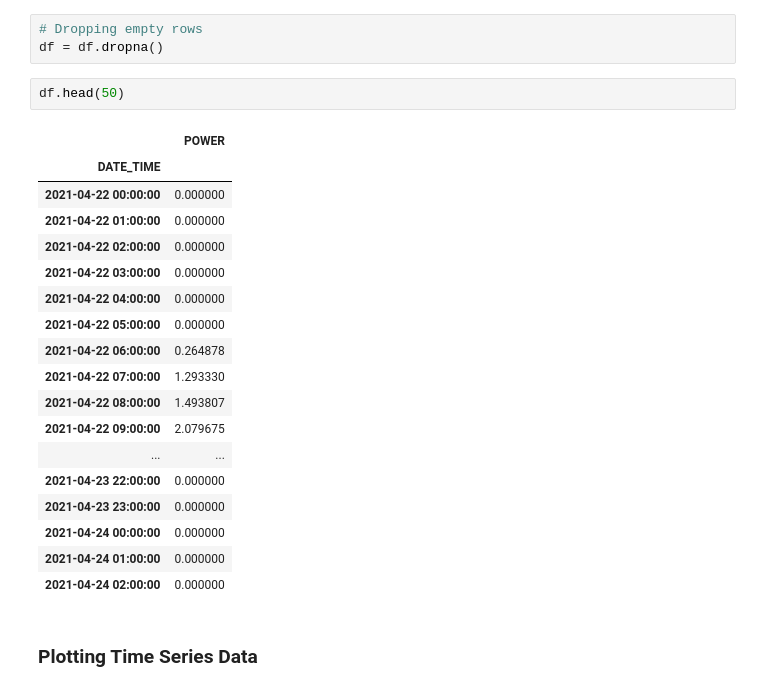
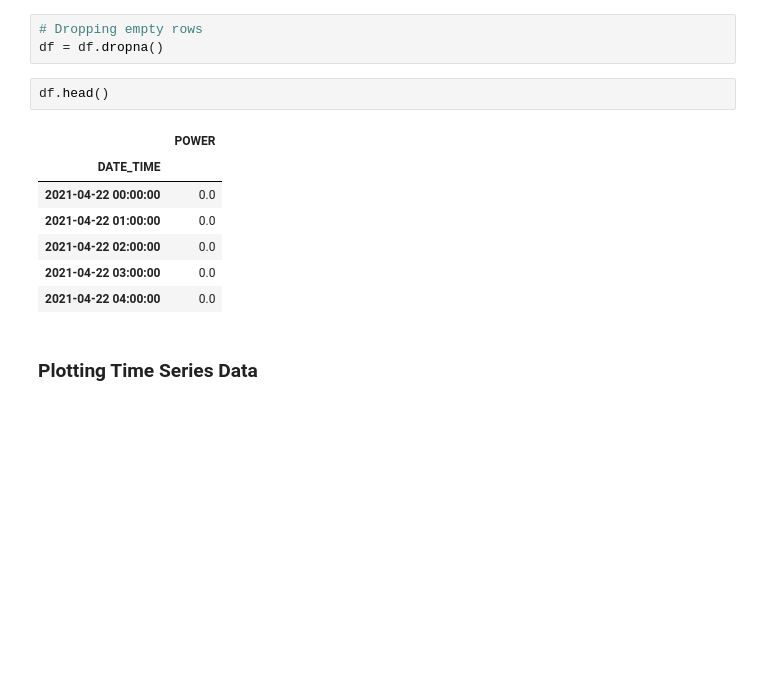
Before and after one commit to Mukunds0507333/Time-Series_PV-System-Output, a Jupyter notebook: Forecasting_PV_Power_Generation.ipynb, the cells around one changed output. Drawn from its saved outputs; the diff is of its cells as text; blank space fills up the shorter version.

```diff
--- a/Forecasting_PV_Power_Generation.ipynb
+++ b/Forecasting_PV_Power_Generation.ipynb
@@ -70,26 +70,15 @@ df['POWER'] = df['POWER'].resample('H').mean()
 # Dropping empty rows
 df = df.dropna()
 # %%
-df.head(50)
+df.head()
 # %% [output]
 |  | POWER |
 | DATE_TIME |  |
-| 2021-04-22 00:00:00 | 0.000000 |
-| 2021-04-22 01:00:00 | 0.000000 |
-| 2021-04-22 02:00:00 | 0.000000 |
-| 2021-04-22 03:00:00 | 0.000000 |
-| 2021-04-22 04:00:00 | 0.000000 |
-| 2021-04-22 05:00:00 | 0.000000 |
-| 2021-04-22 06:00:00 | 0.264878 |
-| 2021-04-22 07:00:00 | 1.293330 |
-| 2021-04-22 08:00:00 | 1.493807 |
-| 2021-04-22 09:00:00 | 2.079675 |
-| ... | ... |
-| 2021-04-23 22:00:00 | 0.000000 |
-| 2021-04-23 23:00:00 | 0.000000 |
-| 2021-04-24 00:00:00 | 0.000000 |
-| 2021-04-24 01:00:00 | 0.000000 |
-| 2021-04-24 02:00:00 | 0.000000 |
+| 2021-04-22 00:00:00 | 0.0 |
+| 2021-04-22 01:00:00 | 0.0 |
+| 2021-04-22 02:00:00 | 0.0 |
+| 2021-04-22 03:00:00 | 0.0 |
+| 2021-04-22 04:00:00 | 0.0 |
 # %% [markdown]
 ### Plotting Time Series Data
 # %%
```
Also changed, not shown: parts of 13 cells of this notebook.
